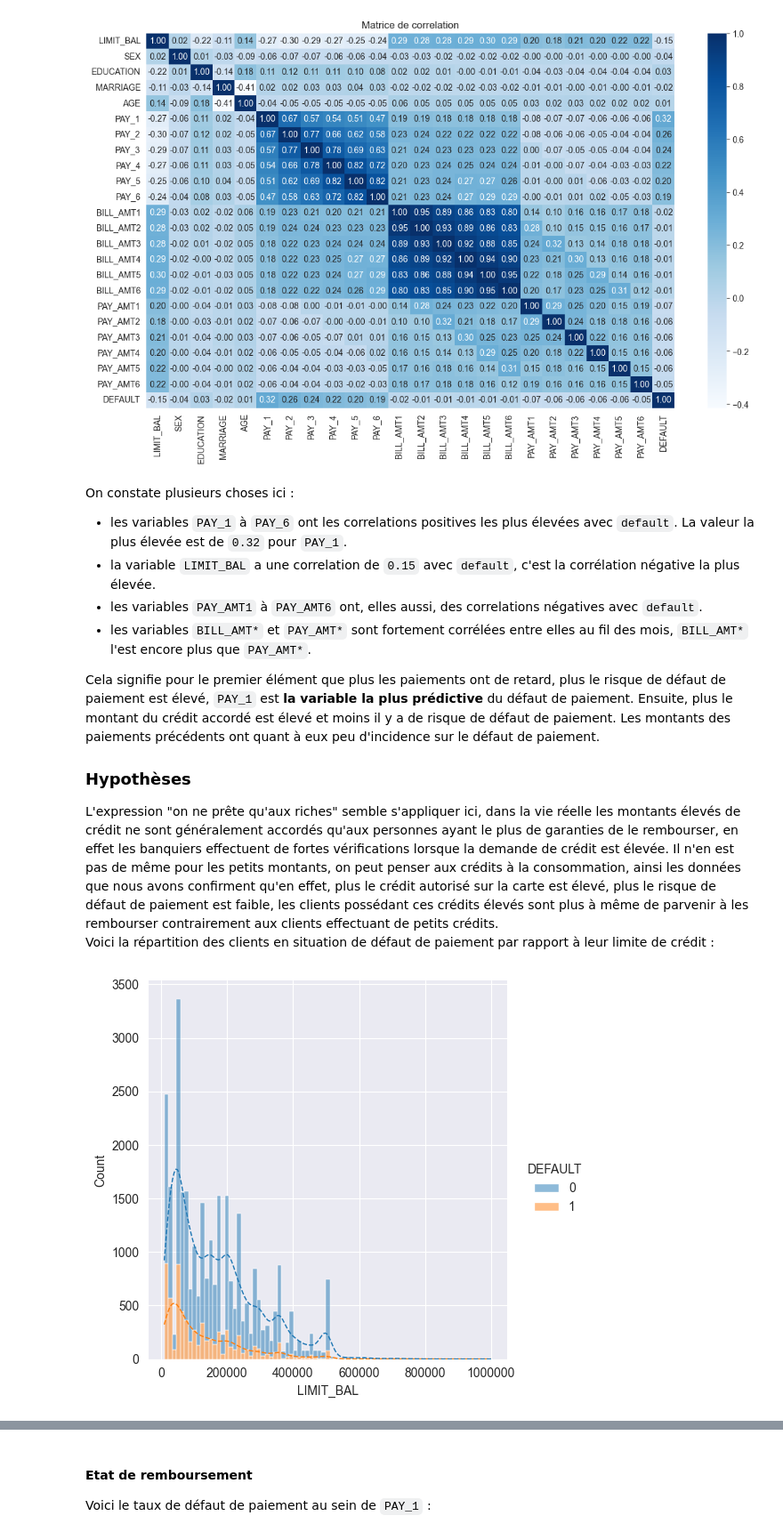
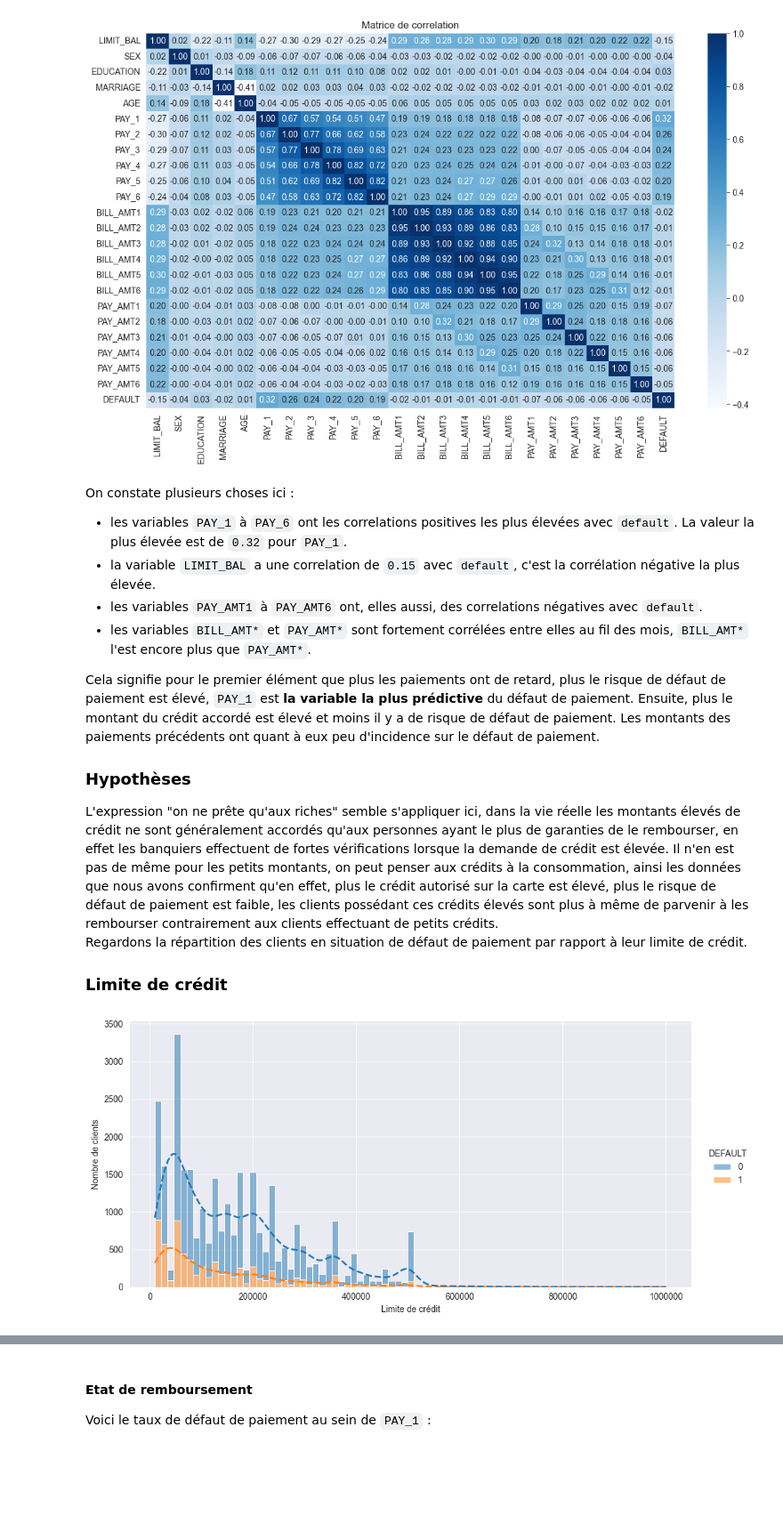
Before and after one commit to Alhern/defaults_prediction, a Jupyter notebook: credit_default.ipynb, the cells around one changed output, grey strips where cells are left out. Shown: that part at 89% size. Cells and saved outputs as stored; diff of their text form; code cells hidden in the pictures; blank space fills up the shorter version.

Commit message:
added more infos and graphs for LIMIT_BAL

```diff
--- a/credit_default.ipynb
+++ b/credit_default.ipynb
@@ -150,9 +155,12 @@ Cela signifie pour le premier élément que plus les paiements ont de retard, pl
 <h3>Hypothèses</h3>
 L'expression "on ne prête qu'aux riches" semble s'appliquer ici, dans la vie réelle les montants élevés de crédit ne sont généralement accordés qu'aux personnes ayant le plus de garanties de le rembourser, en effet les banquiers effectuent de fortes vérifications lorsque la demande de crédit est élevée. Il n'en est pas de même pour les petits montants, on peut penser aux crédits à la consommation, ainsi les données que nous avons confirment qu'en effet, plus le crédit autorisé sur la carte est élevé, plus le risque de défaut de paiement est faible, les clients possédant ces crédits élevés sont plus à même de parvenir à les rembourser contrairement aux clients effectuant de petits crédits.
 
-Voici la répartition des clients en situation de défaut de paiement par rapport à leur limite de crédit :
+Regardons la répartition des clients en situation de défaut de paiement par rapport à leur limite de crédit.
+
+<h3>Limite de crédit</h3>
 # %%
-sns.displot(data=df, x="LIMIT_BAL", hue="DEFAULT", multiple="stack", stat='count', kde=True, line_kws={'ls':'--', 'lw':1})
+sns.displot(data=df, x="LIMIT_BAL", hue="DEFAULT", multiple="stack", stat='count', kde=True, line_kws={'ls':'--', 'lw':2}, height=5, aspect=2). \
+    set_axis_labels("Limite de crédit", "Nombre de clients")
 plt.ticklabel_format(style="plain")
 # %% [output]
-[figure, old version]
+[figure, new version]
```
Also changed, not shown: parts of 9 cells of this notebook.
